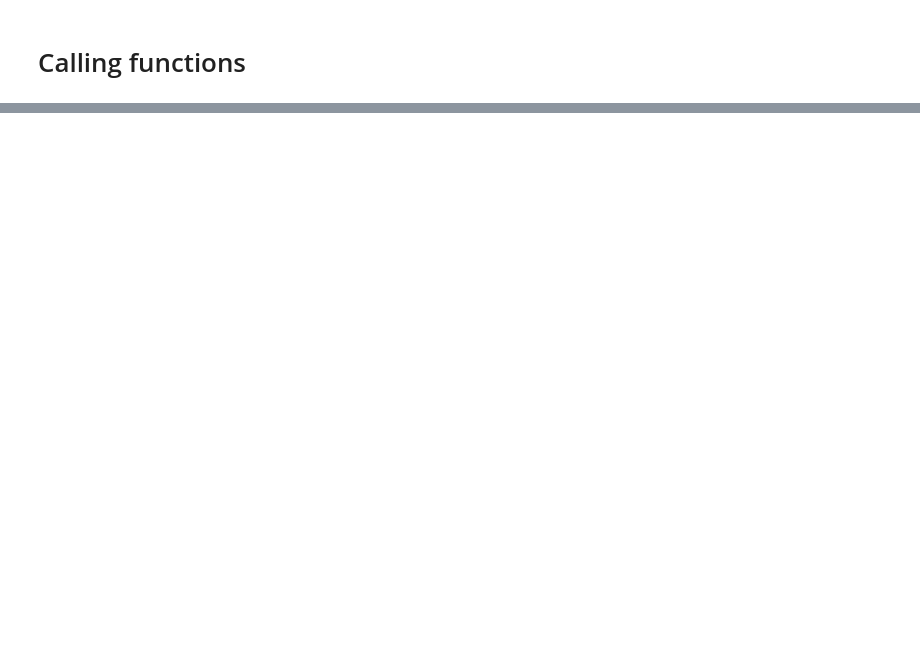
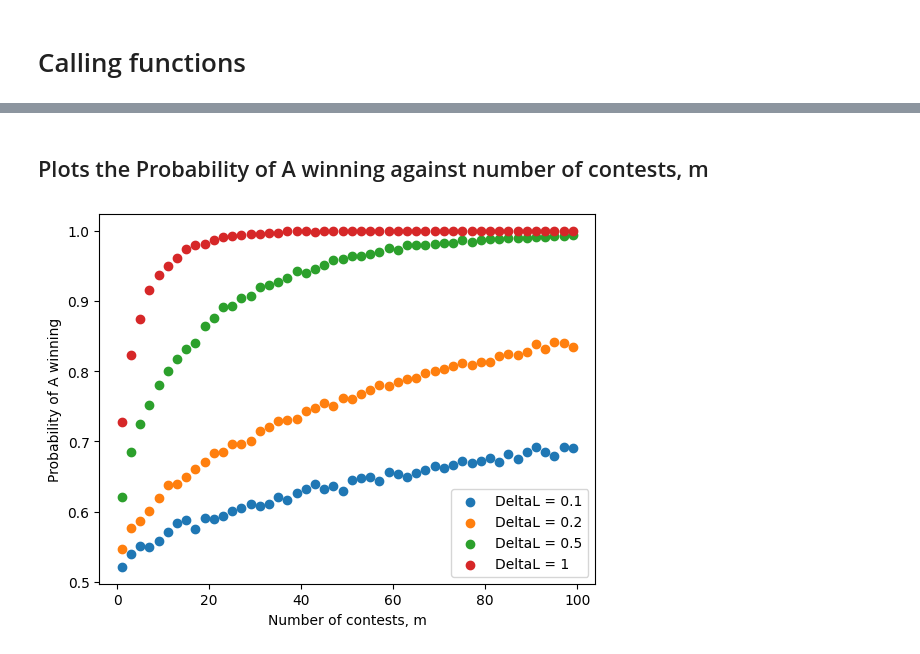
Before and after one commit to OrangeJack-et/multi_contest_sim, a Jupyter notebook: Experiments.ipynb, the cells around one changed output, grey strips where cells are left out. Cells and saved outputs as stored; diff of their text form; code cells hidden in the pictures; blank space fills up the shorter version.

```diff
--- a/Experiments.ipynb
+++ b/Experiments.ipynb
@@ -24,0 +40,19 @@ plt.show()
+# %% [markdown]
+## Plots the Probability of A winning against number of contests, m
+# %%
+error = 0
+# Plot_prob_against_m: (pop_size, num_trials, req_deltaL, error)
+y, x = Population.Plot_prob_against_m(500, 10000, 0.1, error)
+y2, x2 = Population.Plot_prob_against_m(500, 10000, 0.2, error)
+y3, x3 = Population.Plot_prob_against_m(500, 10000, 0.5, error)
+y4, x4 = Population.Plot_prob_against_m(500, 10000, 1, error)
+plt.scatter(x, y, label='DeltaL = 0.1')
+plt.scatter(x2, y2, label='DeltaL = 0.2')
+plt.scatter(x3, y3, label='DeltaL = 0.5')
+plt.scatter(x4, y4, label='DeltaL = 1')
+plt.xlabel('Number of contests, m')
+plt.ylabel('Probability of A winning')
+plt.legend()
+plt.show()
+# %% [output]
+[figure, added]
```
Also changed, not shown: parts of 12 cells of this notebook, 1 other file.
